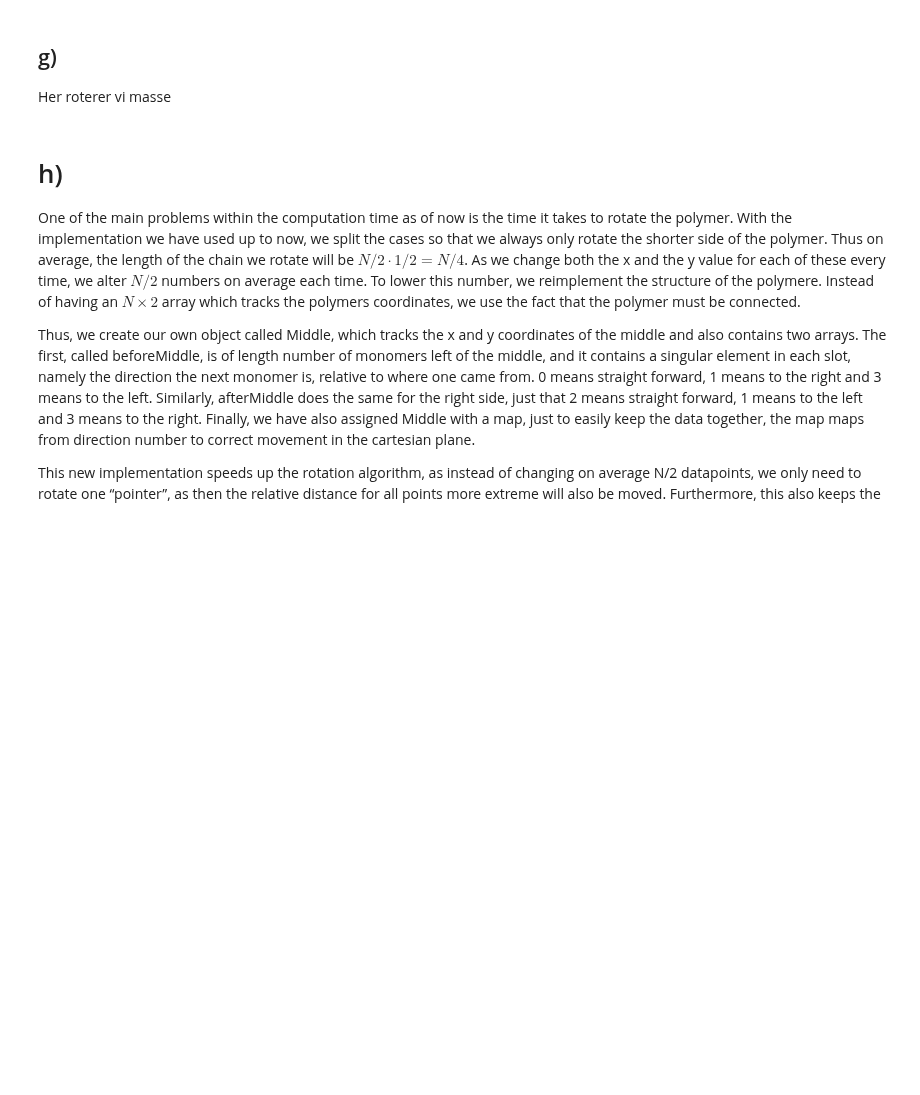
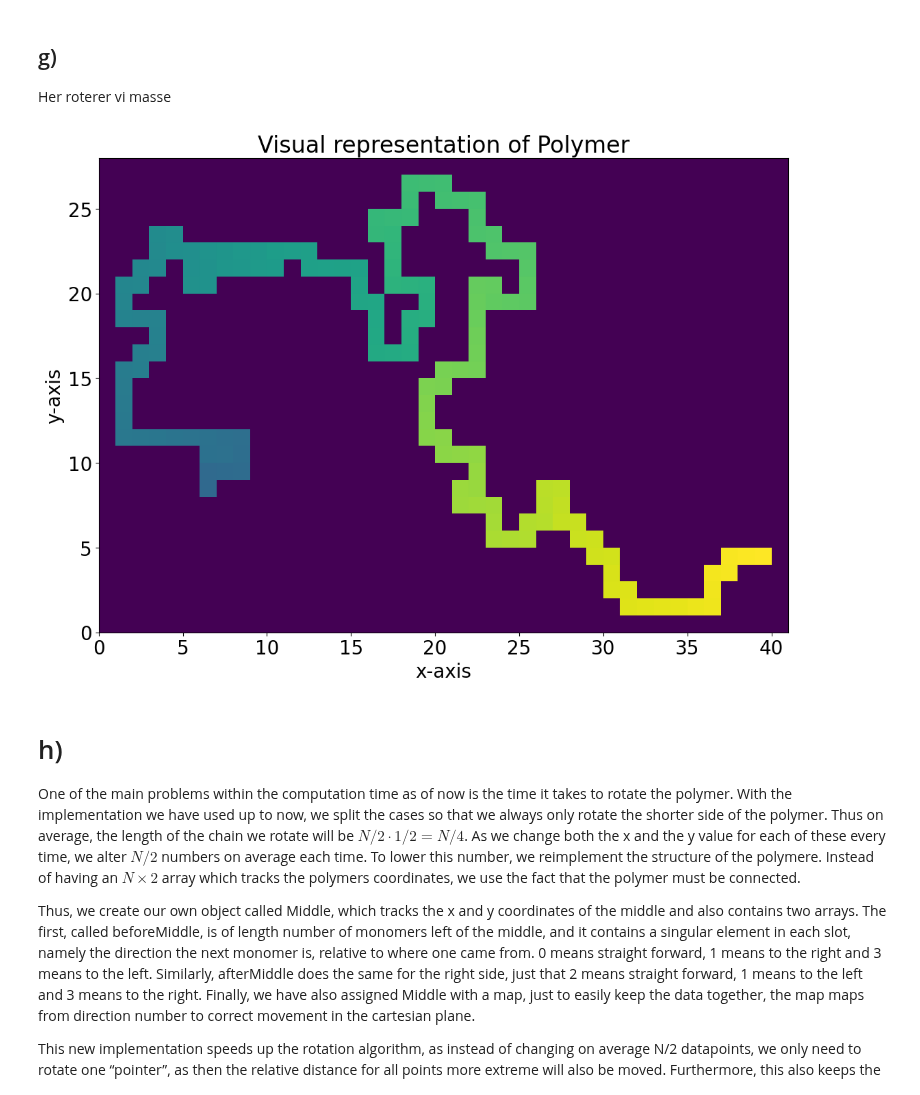
Before and after one commit to OliverRuden/TMA4320-scientific-computing, a Jupyter notebook: VitBerBioFysikk.ipynb, the cells around one changed output. Saved outputs shown, nothing was run; the diff lists cells and outputs as text; code cells hidden in the pictures; blank space fills up the shorter version.

```diff
--- a/VitBerBioFysikk.ipynb
+++ b/VitBerBioFysikk.ipynb
@@ -120,18 +125,22 @@ Her roterer vi masse
 # %%
 def rotateNTimes(N, Ns):
     rotationsMade = 0
     polymer = createPolymer(N)
 
     for i in range(Ns):
         monomer = np.random.randint(2, N)
         positivRetning = np.random.choice([True, False])
 
         twistedPolymer = rotatePolymer(polymer, monomer, positivRetning)
         if validPolymer(twistedPolymer, N):
             rotationsMade += 1
             polymer = twistedPolymer
 
     return polymer, rotationsMade
+polymer, rot = rotateNTimes(150, 1000)
+illustratePolymer(polymer)
+# %% [output]
+[figure, added]
 # %% [markdown]
 # h)
 One of the main problems within the computation time as of now is the time it takes to rotate the polymer. With the implementation we have used up to now, we split the cases so that we always only rotate the shorter side of the polymer. Thus on average, the length of the chain we rotate will be $N/2\cdot1/2 = N/4$. As we change both the x and the y value for each of these every time, we alter $N/2$ numbers on average each time. To lower this number, we reimplement the structure of the polymere. Instead of having an $N\times 2$ array which tracks the polymers coordinates, we use the fact that the polymer must be connected.
```
Also changed, not shown: parts of 6 cells of this notebook.
